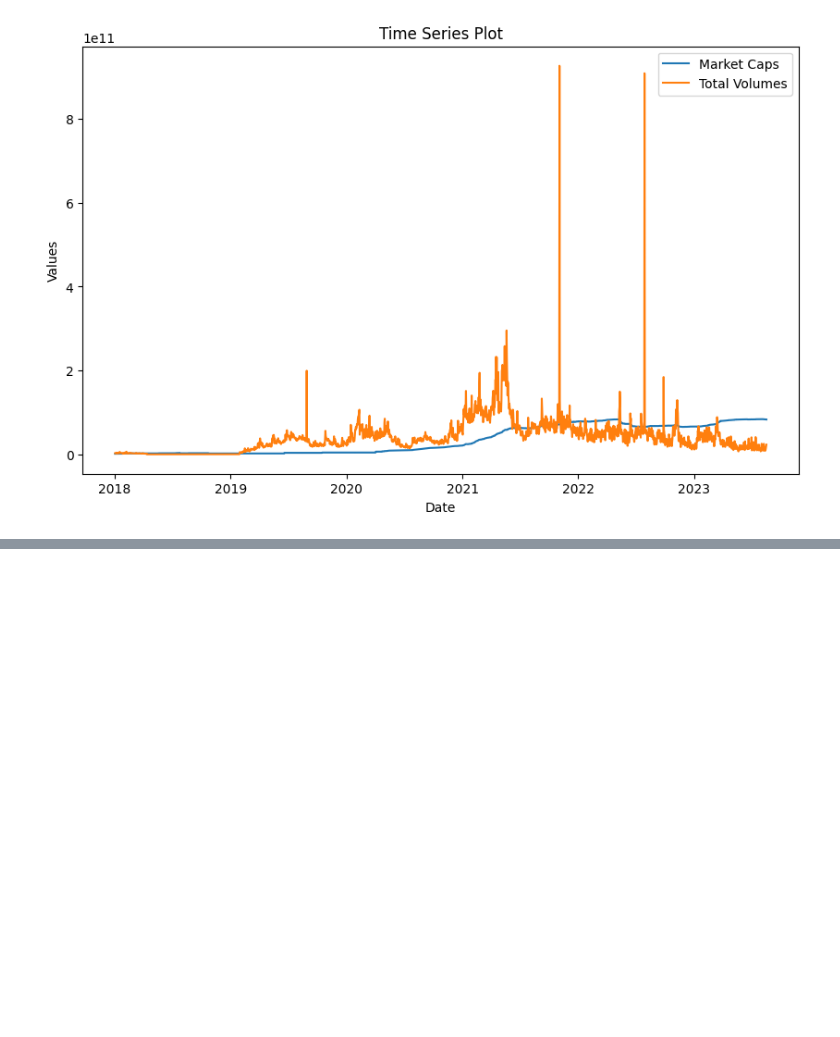
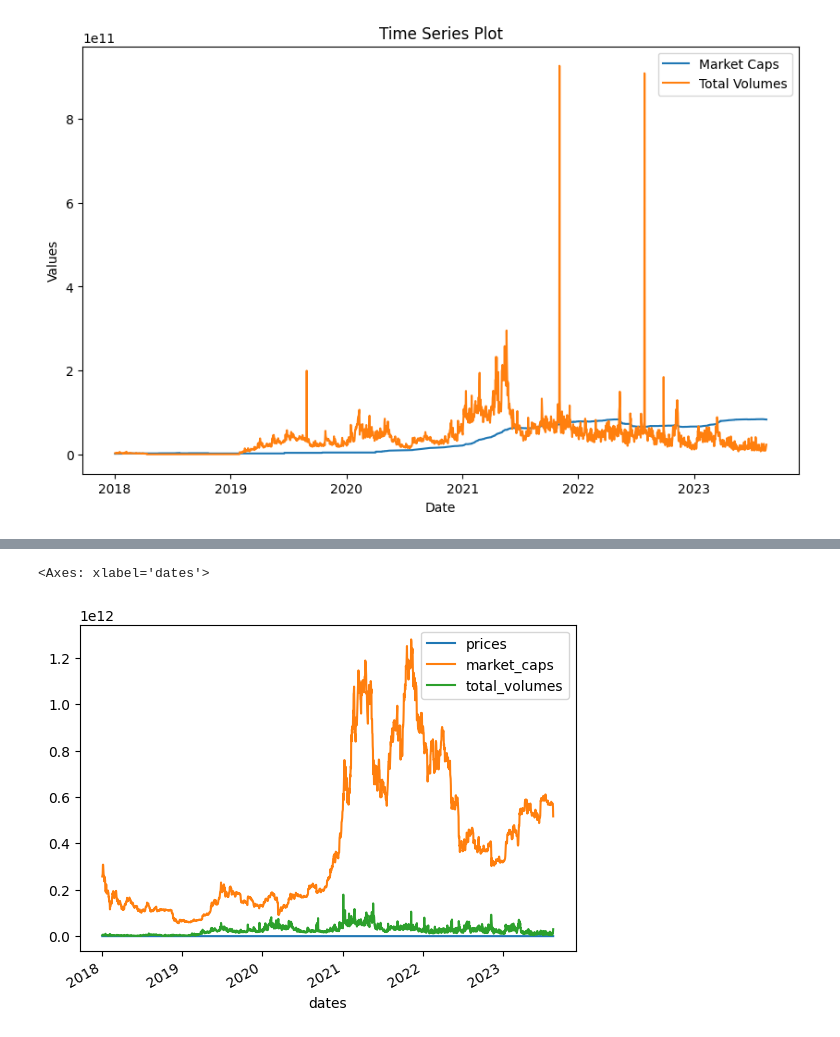
Before and after one commit to someonefrom93/PIDA_J_DIEGO, a Jupyter notebook: eda_gecko.ipynb, the cells around one changed output, grey strips where cells are left out. Cells and saved outputs as stored; diff of their text form; code cells hidden in the pictures; blank space fills up the shorter version.

```diff
--- a/eda_gecko.ipynb
+++ b/eda_gecko.ipynb
@@ -561,0 +576,9 @@ plt.show()
+# %%
+coins_in_market = pd.DataFrame(data_coins)["id"].tolist()
+# %%
+coin_choices = []
+
+for coin in coins_in_market[:11]:
+
+    if df_from_market_chart_range(coin_id="bitcoin", from_year=years_ranges[0][0], to_year=years_ranges[0][1]).shape[0] > 364:
+        coin_choices.append(coin)
@@ -561,0 +606,15 @@ plt.show()
+# %%
+import time
+
+market_chart_coins = []
+
+for coin in coin_choices:
+
+    coin_history_chart = {}
+
+    coin_history_chart[coin] = year_paging(coin_id=coin, years_ranges_list=years_ranges)
+
+    market_chart_coins.append(coin_history_chart)
+
+    # Pause the execution for the specified number of seconds
+    time.sleep(60)
@@ -561,0 +700,11 @@ plt.show()
+# %%
+bitcoin_df = market_chart_coins[0]["bitcoin"]
+ethereum_df = market_chart_coins[1]["ethereum"]
+tether_df = market_chart_coins[2]["tether"]
+binancecoin_df = market_chart_coins[3]["binancecoin"]
+ripple_df = market_chart_coins[4]["ripple"]
+usd_coin_df = market_chart_coins[5]["usd-coin"]
+staked_ether_df = market_chart_coins[6]["staked-ether"]
+cardano_df = market_chart_coins[7]["cardano"]
+solana_df = market_chart_coins[8]["solana"]
+dogecoin_df = market_chart_coins[9]["dogecoin"]
@@ -561,0 +722,5 @@ plt.show()
+# %%
+bitcoin_df.set_index("dates", drop=True).plot()
+# %% [output]
+<Axes: xlabel='dates'>
+[figure, added]
```
Also changed, not shown: parts of 17 cells of this notebook, 10 other files.
